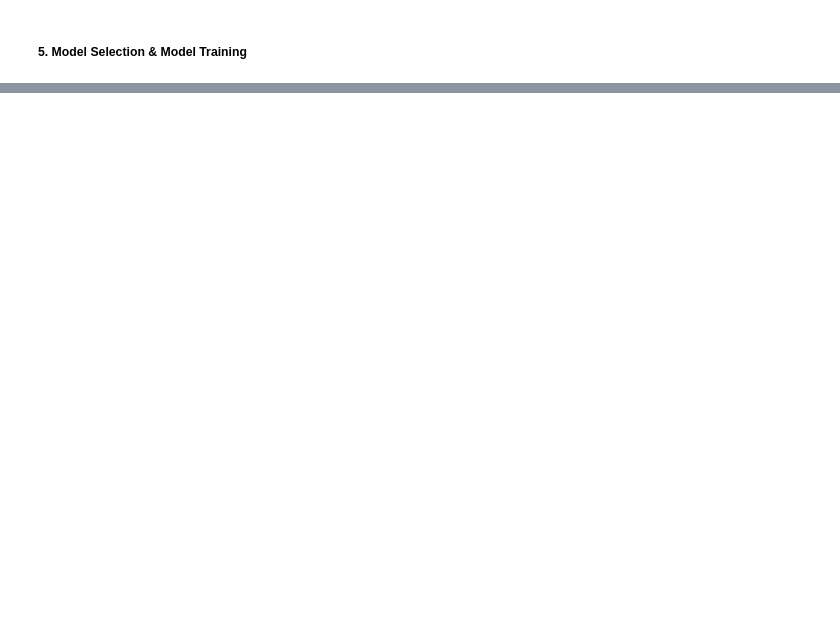
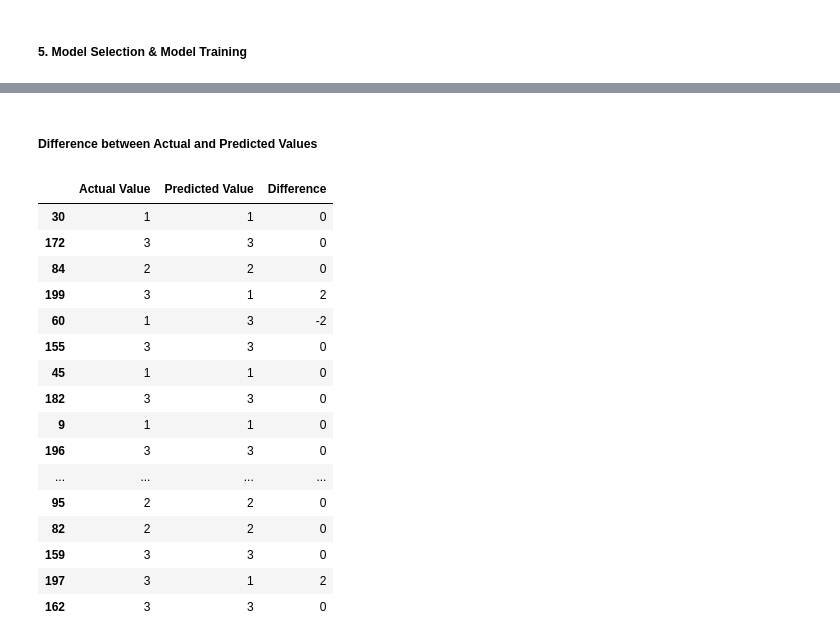
Before and after one commit to meek0307/Wheat-Kernel-Prediction-Web-App, a Jupyter notebook: notebook/ModelTraining.ipynb, the cells around one changed output, grey strips where cells are left out. Saved outputs shown, nothing was run; the diff lists cells and outputs as text; code cells hidden in the pictures; blank space fills up the shorter version.

```diff
--- a/notebook/ModelTraining.ipynb
+++ b/notebook/ModelTraining.ipynb
@@ -56,0 +107,19 @@ ValueError: could not convert string to float: ''
+# %%
+results = []
+for model in models:
+    y_pred = model.predict(X_test)
+    accuracy = accuracy_score(y_test, y_pred)
+    precision = precision_score(y_test, y_pred, average='weighted')
+    recall = recall_score(y_test, y_pred, average='weighted')
+    f1 = f1_score(y_test, y_pred, average='weighted')
+    result = {'Accuracy': accuracy, 'Precision': precision, 'Recall': recall, 'F1-Score': f1}
+    results.append(result)
+
+zip_file = zip(models, results)
+
+
+for model, result in zip(models, results):
+        y_pred = model.predict(X_test)
+        np.seterr(divide='ignore', invalid='ignore')
+        precision, recall, fscore, support = precision_recall_fscore_support(y_test, y_pred, average='weighted')
+        print(f'{model.__class__.__name__} - precision: {precision:.2f}, recall: {recall:.2f}, fscore: {fscore:.2f}')
@@ -56,0 +182,21 @@ ValueError: could not convert string to float: ''
+# %%
+# Initialize variables to store precision and model name
+highest_precision = 0
+best_model_name = ''
+
+# Iterate over the models
+for model, model_name in zip(models, model_names):
+    model.fit(X_train, y_train)
+    y_pred = model.predict(X_test)
+    precision = precision_score(y_test, y_pred, average='weighted')
+    if precision > highest_precision:
+        highest_precision = precision
+        best_model_name = model_name
+        best_model = model
+
+# create a confusion matrix for the best model
+cm = confusion_matrix(y_test, best_model.predict(X_test))
+print(f'{best_model_name} - confusion matrix:')
+print(cm)
+sns.heatmap(cm,annot=True,fmt='d')
+plt.show()
@@ -56,0 +222,23 @@ ValueError: could not convert string to float: ''
+# %% [markdown]
+##### Difference between Actual and Predicted Values
+# %%
+pred_df=pd.DataFrame({'Actual Value':y_test,'Predicted Value':y_pred,'Difference':y_test-y_pred})
+pred_df
+# %% [output]
+|  | Actual Value | Predicted Value | Difference |
+| 30 | 1 | 1 | 0 |
+| 172 | 3 | 3 | 0 |
+| 84 | 2 | 2 | 0 |
+| 199 | 3 | 1 | 2 |
+| 60 | 1 | 3 | -2 |
+| 155 | 3 | 3 | 0 |
+| 45 | 1 | 1 | 0 |
+| 182 | 3 | 3 | 0 |
+| 9 | 1 | 1 | 0 |
+| 196 | 3 | 3 | 0 |
+| ... | ... | ... | ... |
+| 95 | 2 | 2 | 0 |
+| 82 | 2 | 2 | 0 |
+| 159 | 3 | 3 | 0 |
+| 197 | 3 | 1 | 2 |
+| 162 | 3 | 3 | 0 |
```
Also changed, not shown: parts of 9 cells of this notebook, 5 other files.
